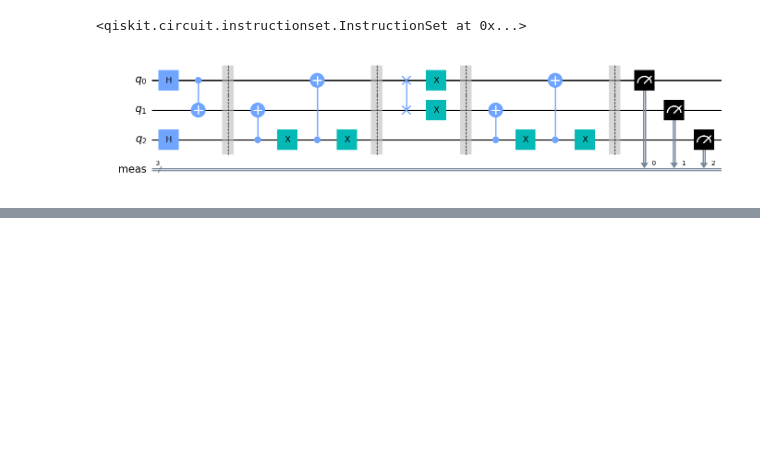
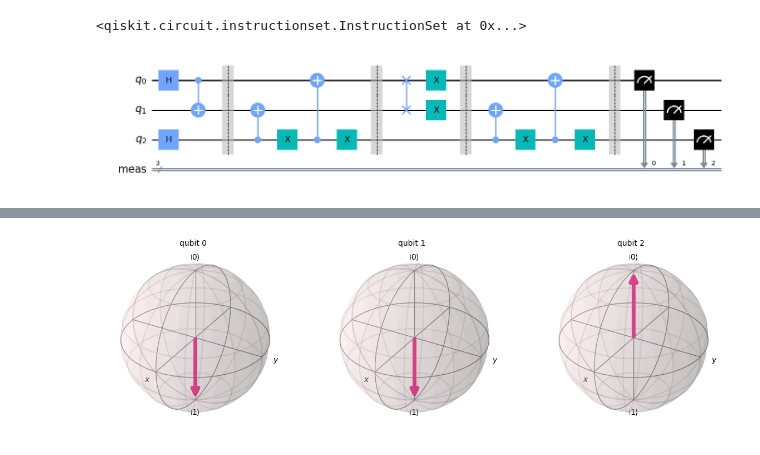
Before and after one commit to Mr-Aylex/quantum-esgi, a Jupyter notebook: enigme1.ipynb, the cells around one changed output, grey strips where cells are left out. Cells and saved outputs as stored; diff of their text form; code cells hidden in the pictures; blank space fills up the shorter version.

```diff
--- a/enigme1.ipynb
+++ b/enigme1.ipynb
@@ -50,3 +52,10 @@ plot_state_city(outputstate)
+# %%
+# visualisation de la sortie avec la sphère de bloch
+# elle nous permet de voir la sortie en 3D et de commencé à apprehender la superposition des états,
+# on peut voir qu'une fois les mesure faite il y a effondrement de la fonction d'onde et que l'état de chaque bit et dans un état connu.
+plot_bloch_multivector(outputstate)
+# %% [output]
+[figure, added]
 # %%
 # print histogram
 counts = result.get_counts(circ)
```
Also changed, not shown: parts of 12 cells of this notebook.
